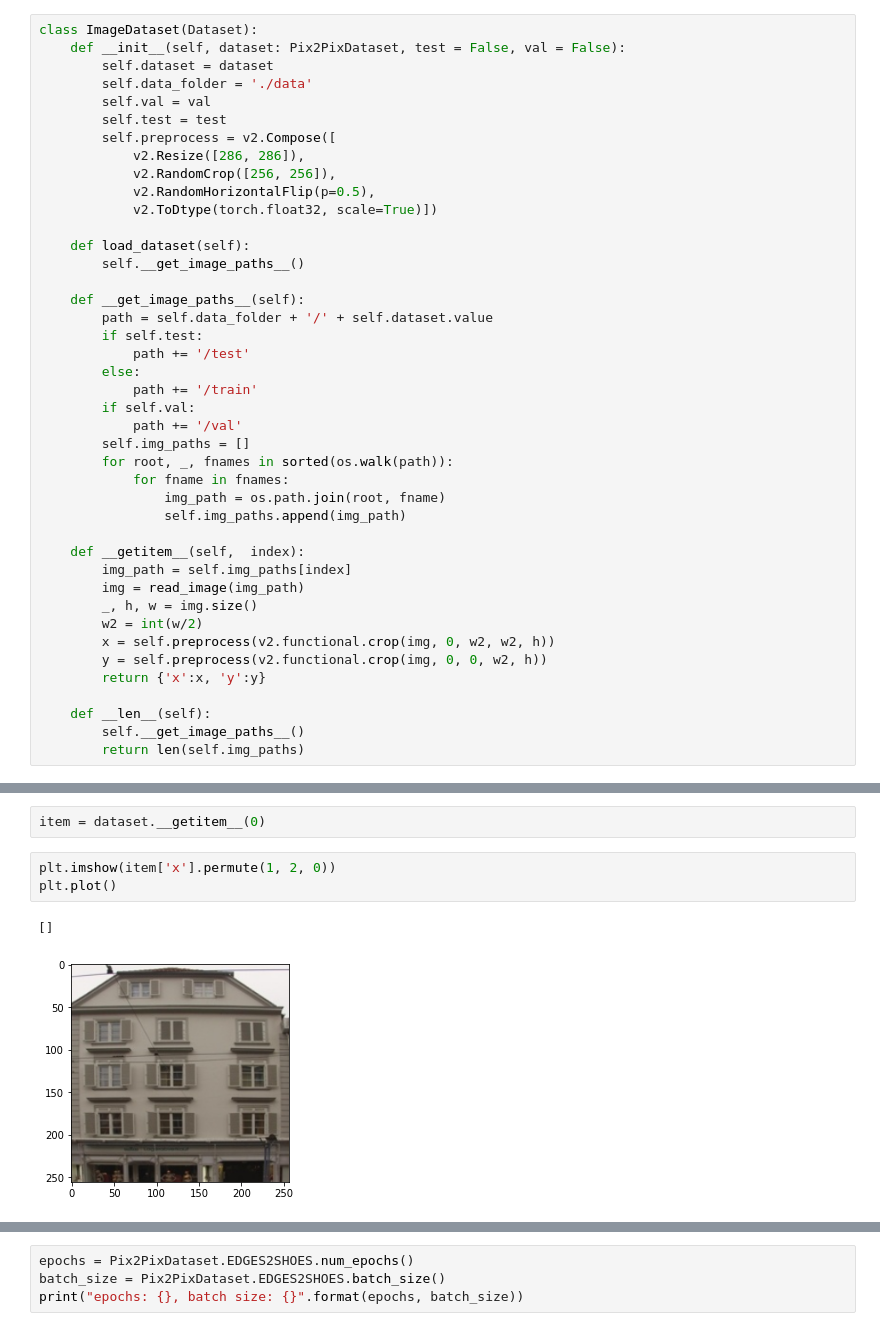
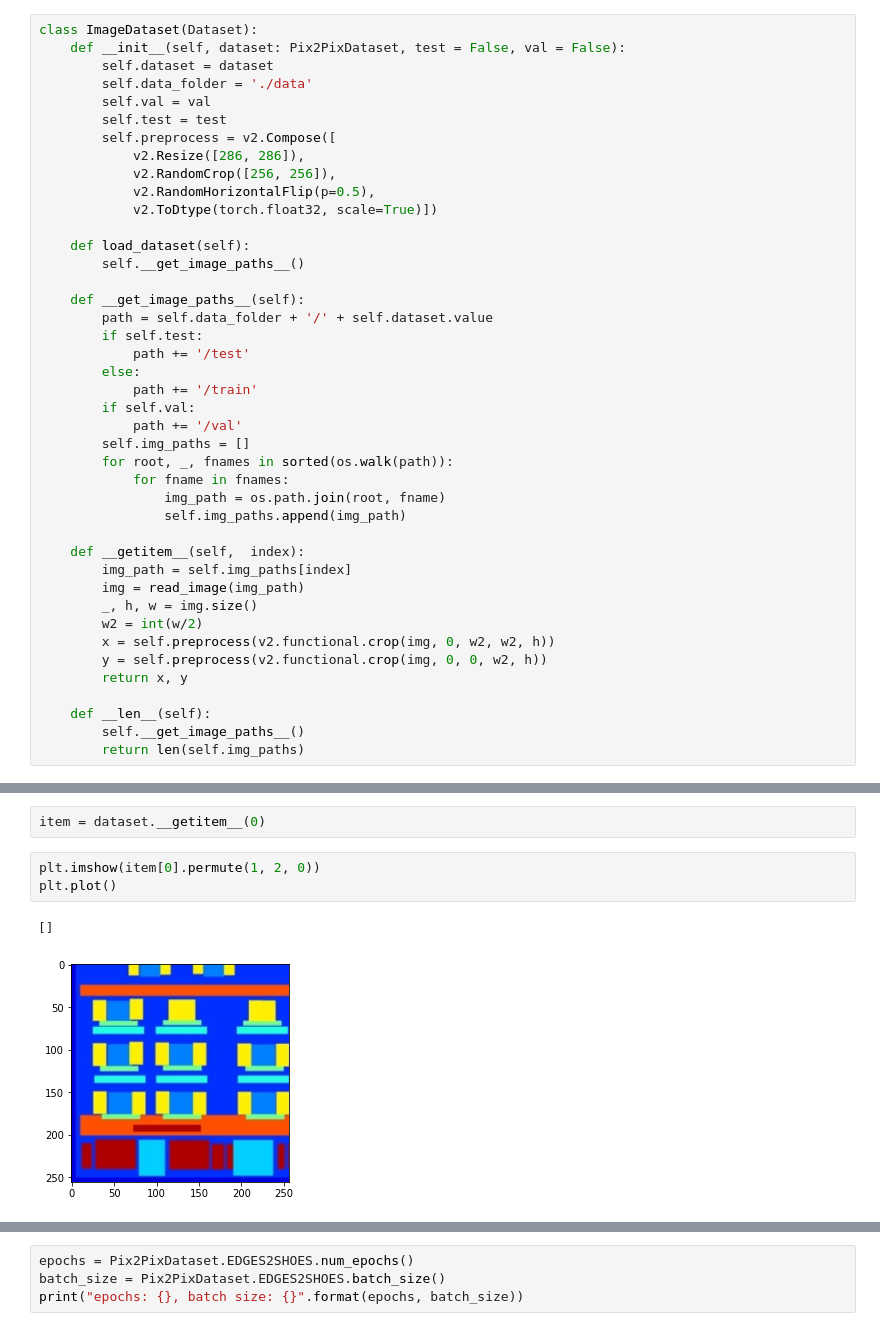
Before and after one commit to marijal74/ml_pix2pix, a Jupyter notebook: process_data.ipynb, the cells around one changed output, grey strips where cells are left out. Saved outputs shown, nothing was run; the diff lists cells and outputs as text.

```diff
--- a/process_data.ipynb
+++ b/process_data.ipynb
@@ -112,7 +112,7 @@ class ImageDataset(Dataset):
         w2 = int(w/2)
         x = self.preprocess(v2.functional.crop(img, 0, w2, w2, h))
         y = self.preprocess(v2.functional.crop(img, 0, 0, w2, h))
-        return {'x':x, 'y':y}
+        return x, y
 
     def __len__(self):
         self.__get_image_paths__()
@@ -127,9 +125,9 @@ download_dataset(Pix2PixDataset.FACADES)
 # %%
 item = dataset.__getitem__(0)
 # %%
-plt.imshow(item['x'].permute(1, 2, 0))
+plt.imshow(item[0].permute(1, 2, 0))
 plt.plot()
 # %% [output]
 []
-[figure, old version]
+[figure, new version]
 # %%
```
Also changed, not shown: parts of 7 cells of this notebook, 1 other file.
